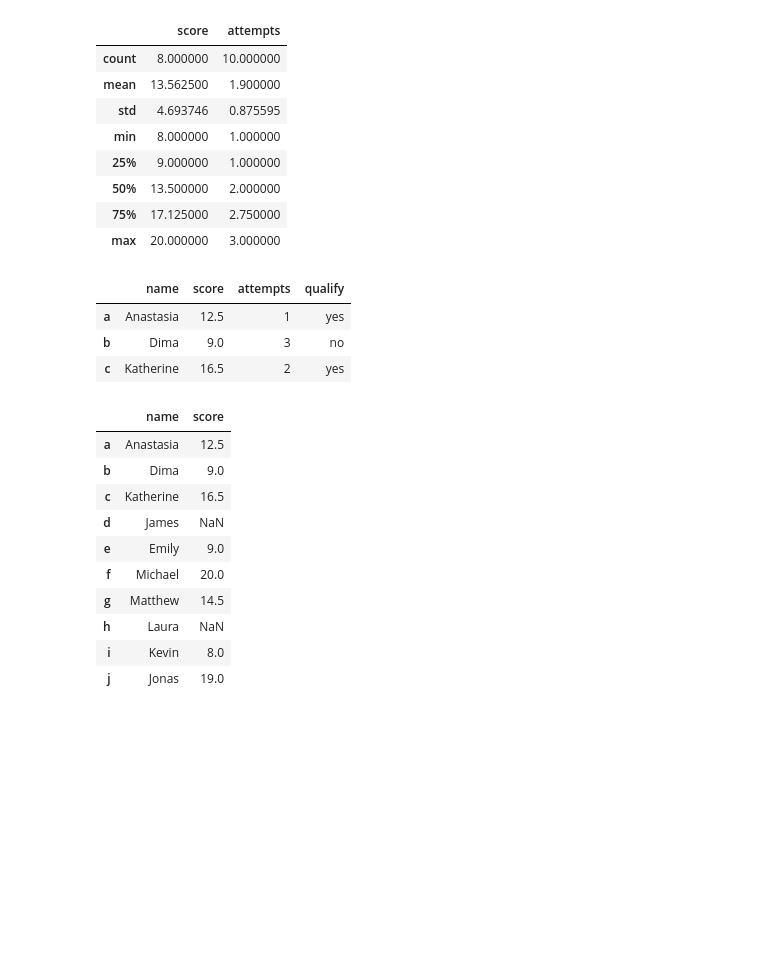
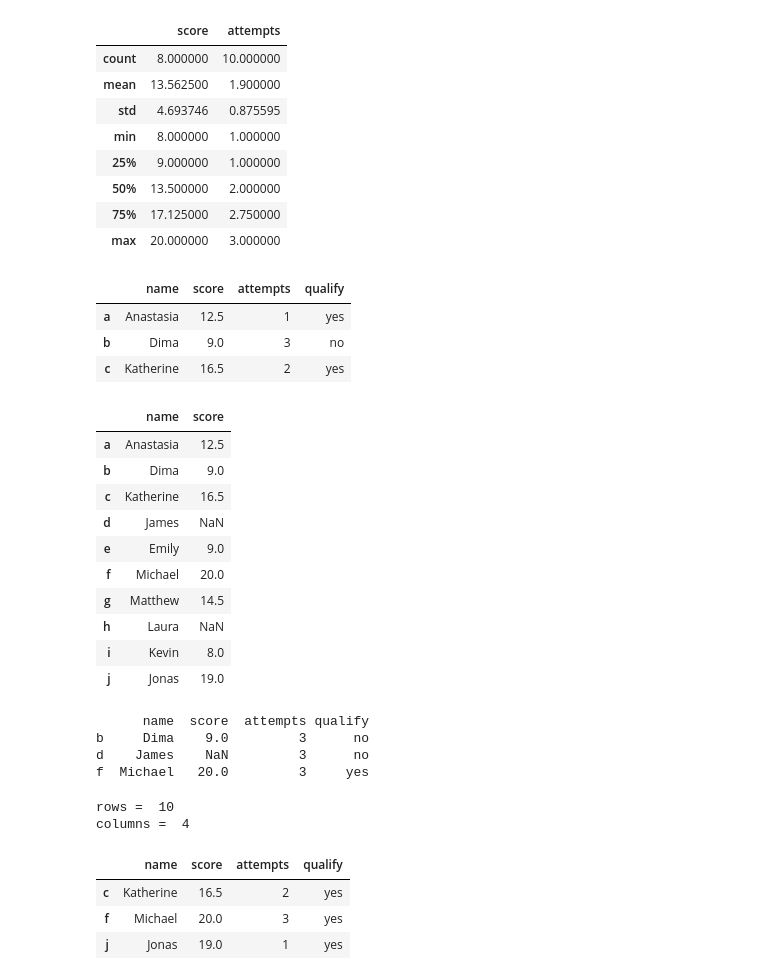
Before and after one commit to athulrj02/DA-Python, a Jupyter notebook: 20035410|Exercise_4_Python_Pandas_Exercises.ipynb, the cells around one changed output. Saved outputs shown, nothing was run; the diff lists cells and outputs as text; code cells hidden in the pictures; blank space fills up the shorter version.

Commit message:
Exercise 4: Python Pandas Exercises | Week 5 | 3

```diff
--- a/20035410|Exercise_4_Python_Pandas_Exercises.ipynb
+++ b/20035410|Exercise_4_Python_Pandas_Exercises.ipynb
@@ -274,38 +236,58 @@ df14.describe()
 | 50% | 13.500000 | 2.000000 |
 | 75% | 17.125000 | 2.750000 |
 | max | 20.000000 | 3.000000 |
+# %%
+# 14.	Write a Pandas program to get the first 3 rows of a given DataFrame.
+
+df14.head(3)
+# %% [output]
+|  | name | score | attempts | qualify |
+| a | Anastasia | 12.5 | 1 | yes |
+| b | Dima | 9.0 | 3 | no |
+| c | Katherine | 16.5 | 2 | yes |
+# %%
+# 15.	Write a Pandas program to select the 'name' and 'score' columns from the following DataFrame.
+df14[['name','score']]
+# %% [output]
+|  | name | score |
+| a | Anastasia | 12.5 |
+| b | Dima | 9.0 |
+| c | Katherine | 16.5 |
+| d | James | NaN |
+| e | Emily | 9.0 |
+| f | Michael | 20.0 |
+| g | Matthew | 14.5 |
+| h | Laura | NaN |
+| i | Kevin | 8.0 |
+| j | Jonas | 19.0 |
+# %%
+# 16.	Write a Pandas program to select the rows where the number of attempts in the examination is greater than 2.
+row = df14[df14['attempts'] > 2]
+print(row)
+# %% [output]
+      name  score  attempts qualify
+b     Dima    9.0         3      no
+d    James    NaN         3      no
+f  Michael   20.0         3     yes
 # %%
-# 14.	Write a Pandas program to get the first 3 rows of a given DataFrame.
+# 17.	Write a Pandas program to count the number of rows and columns of a DataFrame.
 # Sample Python dictionary data and list labels:
 # exam_data = {'name': ['Anastasia', 'Dima', 'Katherine', 'James', 'Emily', 'Michael', 'Matthew', 'Laura', 'Kevin', 'Jonas'],
 # 'score': [12.5, 9, 16.5, np.nan, 9, 20, 14.5, np.nan, 8, 19],
 # 'attempts': [1, 3, 2, 3, 2, 3, 1, 1, 2, 1],
 # 'qualify': ['yes', 'no', 'yes', 'no', 'no', 'yes', 'yes', 'no', 'no', 'yes']}
 # labels = ['a', 'b', 'c', 'd', 'e', 'f', 'g', 'h', 'i', 'j']
-df14.head(3)
+rows, columns=df14.shape
+print('rows = ', rows)
+print('columns = ', columns)
 # %% [output]
-|  | name | score | attempts | qualify |
-| a | Anastasia | 12.5 | 1 | yes |
-| b | Dima | 9.0 | 3 | no |
-| c | Katherine | 16.5 | 2 | yes |
+rows =  10
+columns =  4
-# %%
-# 15.	Write a Pandas program to select the 'name' and 'score' columns from the following DataFrame.
-# Sample Python dictionary data and list labels:
-# exam_data = {'name': ['Anastasia', 'Dima', 'Katherine', 'James', 'Emily', 'Michael', 'Matthew', 'Laura', 'Kevin', 'Jonas'],
-# 'score': [12.5, 9, 16.5, np.nan, 9, 20, 14.5, np.nan, 8, 19],
-# 'attempts': [1, 3, 2, 3, 2, 3, 1, 1, 2, 1],
-# 'qualify': ['yes', 'no', 'yes', 'no', 'no', 'yes', 'yes', 'no', 'no', 'yes']}
-# labels = ['a', 'b', 'c', 'd', 'e', 'f', 'g', 'h', 'i', 'j']
-df14[['name','score']]
-# %% [output]
-|  | name | score |
-| a | Anastasia | 12.5 |
-| b | Dima | 9.0 |
-| c | Katherine | 16.5 |
-| d | James | NaN |
-| e | Emily | 9.0 |
-| f | Michael | 20.0 |
-| g | Matthew | 14.5 |
-| h | Laura | NaN |
-| i | Kevin | 8.0 |
-| j | Jonas | 19.0 |
+# %%
+# 18.	Write a Pandas program to select the rows the score is between 15 and 20 (inclusive).
+df14[(df14['score']>=15) & (df14['score']<=20)]
+# %% [output]
+|  | name | score | attempts | qualify |
+| c | Katherine | 16.5 | 2 | yes |
+| f | Michael | 20.0 | 3 | yes |
+| j | Jonas | 19.0 | 1 | yes |
```
Also changed, not shown: parts of 7 cells of this notebook.
